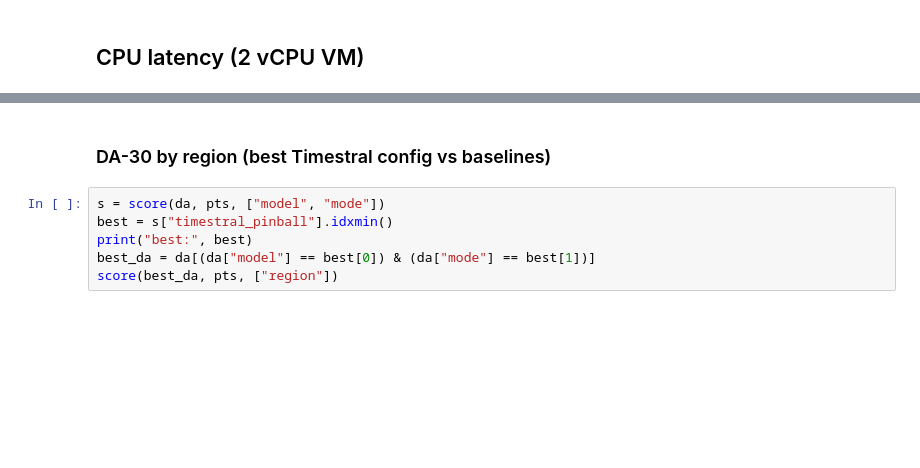
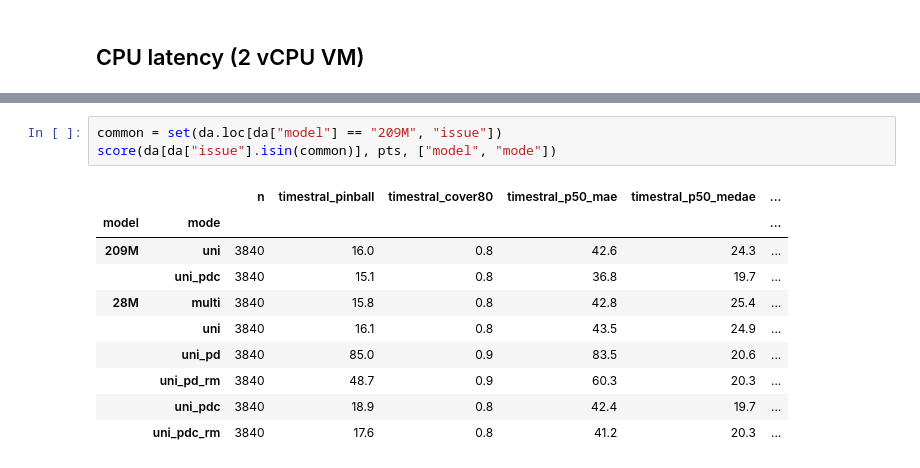
Before and after one commit to enginemobi/nem-price-forecast, a Jupyter notebook: notebooks/phase0_spike.ipynb, the cells around one changed output, grey strips where cells are left out. Cells and saved outputs as stored; diff of their text form; blank space fills up the shorter version.

```diff
--- a/notebooks/phase0_spike.ipynb
+++ b/notebooks/phase0_spike.ipynb
@@ -35,8 +57,14 @@ score(da, pts, ["model", "mode"])
-# %% [markdown]
-### DA-30 by region (best Timestral config vs baselines)
-# %%
-s = score(da, pts, ["model", "mode"])
-best = s["timestral_pinball"].idxmin()
-print("best:", best)
-best_da = da[(da["model"] == best[0]) & (da["mode"] == best[1])]
-score(best_da, pts, ["region"])
+# %%
+common = set(da.loc[da["model"] == "209M", "issue"])
+score(da[da["issue"].isin(common)], pts, ["model", "mode"])
+# %% [output]
+|  |  | n | timestral_pinball | timestral_cover80 | timestral_p50_mae | timestral_p50_medae | ... |
+| model | mode |  |  |  |  |  | ... |
+| 209M | uni | 3840 | 16.0 | 0.8 | 42.6 | 24.3 | ... |
+|  | uni_pdc | 3840 | 15.1 | 0.8 | 36.8 | 19.7 | ... |
+| 28M | multi | 3840 | 15.8 | 0.8 | 42.8 | 25.4 | ... |
+|  | uni | 3840 | 16.1 | 0.8 | 43.5 | 24.9 | ... |
+|  | uni_pd | 3840 | 85.0 | 0.9 | 83.5 | 20.6 | ... |
+|  | uni_pd_rm | 3840 | 48.7 | 0.9 | 60.3 | 20.3 | ... |
+|  | uni_pdc | 3840 | 18.9 | 0.8 | 42.4 | 19.7 | ... |
+|  | uni_pdc_rm | 3840 | 17.6 | 0.8 | 41.2 | 20.3 | ... |
```
Also changed, not shown: parts of 12 cells of this notebook, 4 other files.
